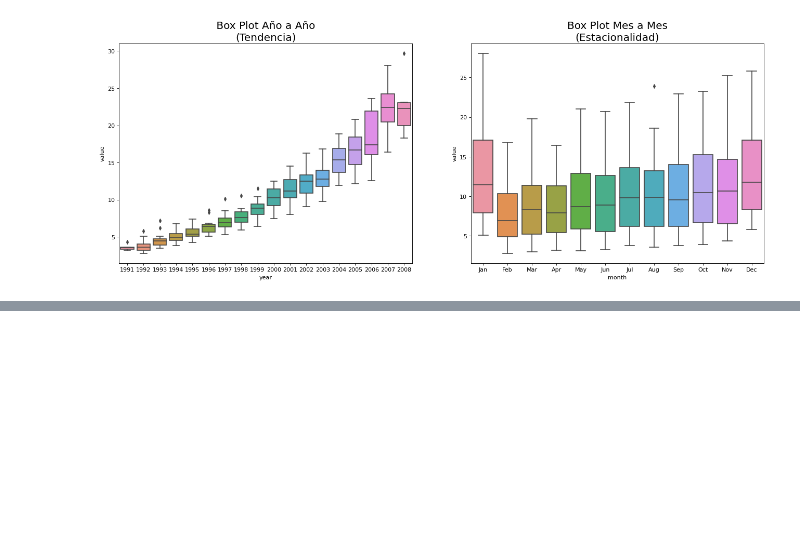
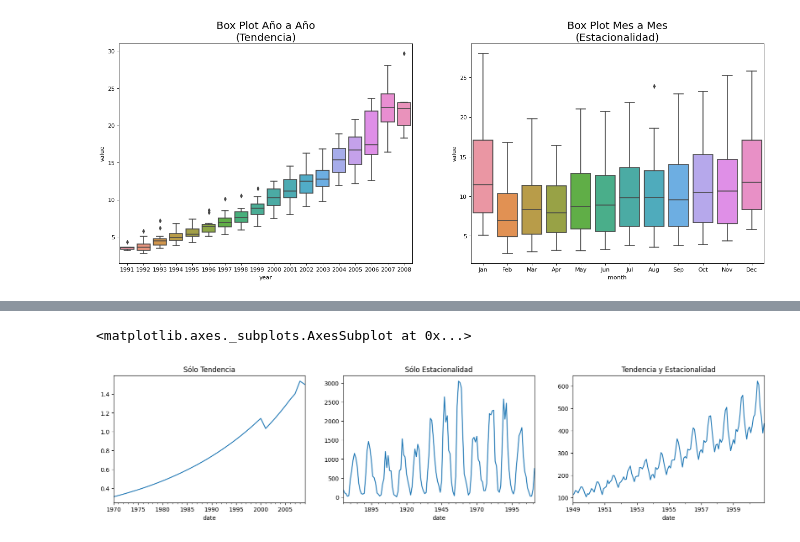
Before and after one commit to jisazac/pythonfinanzaseafit, a Jupyter notebook: Clase_4.ipynb, the cells around one changed output, grey strips where cells are left out. Drawn from its saved outputs; the diff is of its cells as text; code cells hidden in the pictures; blank space fills up the shorter version.

```diff
--- a/Clase_4.ipynb
+++ b/Clase_4.ipynb
@@ -2190,0 +2195,10 @@ plt.show()
+# %%
+fig, axes = plt.subplots(1,3, figsize=(20,4), dpi=100)
+pd.read_csv('https://raw.githubusercontent.com/selva86/datasets/master/guinearice.csv', parse_dates=['date'], index_col='date').plot(title='Sólo Tendencia', legend=False, ax=axes[0])
+
+pd.read_csv('https://raw.githubusercontent.com/selva86/datasets/master/sunspotarea.csv', parse_dates=['date'], index_col='date').plot(title='Sólo Estacionalidad', legend=False, ax=axes[1])
+
+pd.read_csv('https://raw.githubusercontent.com/selva86/datasets/master/AirPassengers.csv', parse_dates=['date'], index_col='date').plot(title='Tendencia y Estacionalidad', legend=False, ax=axes[2])
+# %% [output]
+<matplotlib.axes._subplots.AxesSubplot at 0x...>
+[figure, added]
```
Also changed, not shown: parts of 7 cells of this notebook.
